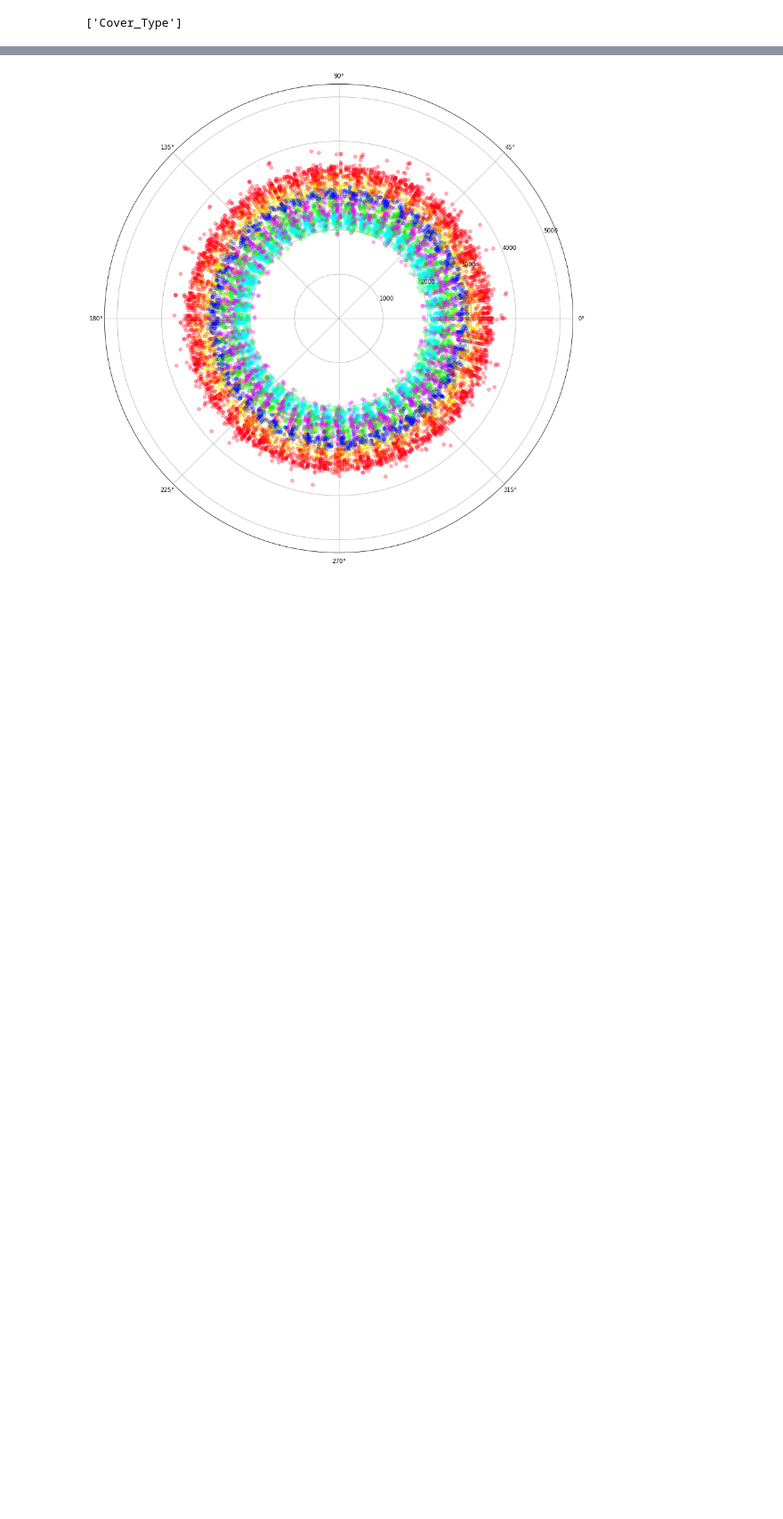
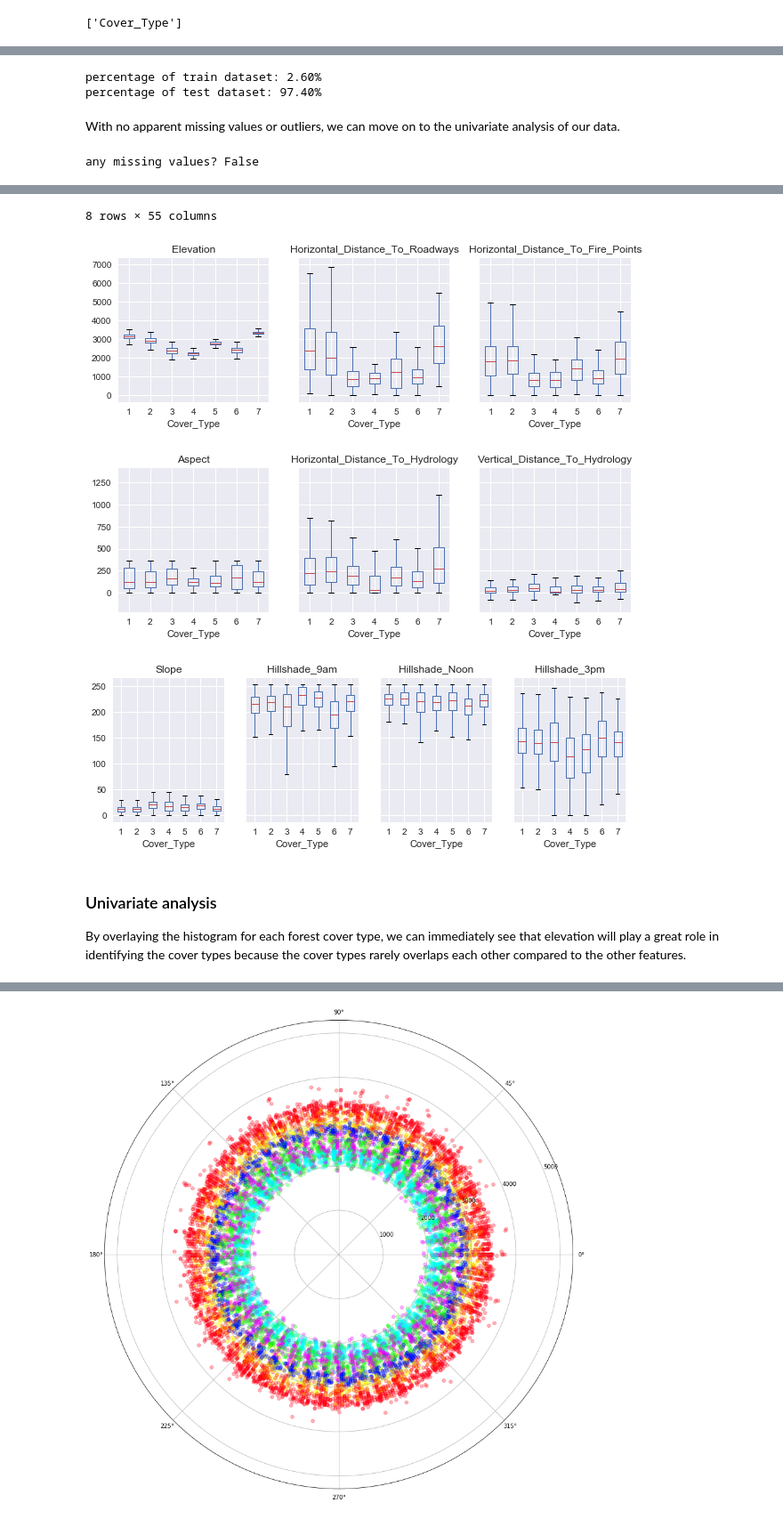
Before and after one commit to tiffapedia/w207-final, a Jupyter notebook: DivyaGorantla_RamIyer_TiffanyJaya_SteveSanders.ipynb, the cells around one changed output, grey strips where cells are left out. Shown at 89% size. Drawn from its saved outputs; the diff is of its cells as text; code cells hidden in the pictures; blank space fills up the shorter version.

```diff
--- a/DivyaGorantla_RamIyer_TiffanyJaya_SteveSanders.ipynb
+++ b/DivyaGorantla_RamIyer_TiffanyJaya_SteveSanders.ipynb
@@ -395,0 +306,21 @@ The train data has a uniform distribution of Cover_Type values.
+# %%
+# compare the relative sizes of the train and test dataset
+train_size = train.shape[0]
+test_size = test.shape[0]
+total_size = train_size + test_size
+print('percentage of train dataset: {:.2f}%'.format(train_size/total_size*100))
+print('percentage of test dataset: {:.2f}%'.format(test_size/total_size*100))
+# %% [output]
+percentage of train dataset: 2.60%
+percentage of test dataset: 97.40%
+# %% [markdown]
+With no apparent missing values or outliers, we can move on to the univariate analysis of our data.
+# %%
+# describe the dataset to see any outliers or missing values
+print('any missing values? {}'.format(train.isnull().sum().sum() > 0))
+train.boxplot(column=['Elevation', 'Horizontal_Distance_To_Roadways', 'Horizontal_Distance_To_Fire_Points'], by='Cover_Type', layout=(1,3), figsize=(10,3));plt.suptitle('')
+train.boxplot(column=['Aspect', 'Horizontal_Distance_To_Hydrology', 'Vertical_Distance_To_Hydrology'], by='Cover_Type', layout=(1,3), figsize=(10,3));plt.suptitle('')
+train.boxplot(column=['Slope', 'Hillshade_9am', 'Hillshade_Noon', 'Hillshade_3pm'], by='Cover_Type', layout=(1,4), figsize=(10,3));plt.suptitle('')
+train.describe()
+# %% [output]
+any missing values? False
@@ -395,0 +336,8 @@ The train data has a uniform distribution of Cover_Type values.
+8 rows × 55 columns
+[figure, added]
+[figure, added]
+[figure, added]
+# %% [markdown]
+### Univariate analysis
+
+By overlaying the histogram for each forest cover type, we can immediately see that elevation will play a great role in identifying the cover types because the cover types rarely overlaps each other compared to the other features.
```
Also changed, not shown: parts of 49 cells of this notebook.
